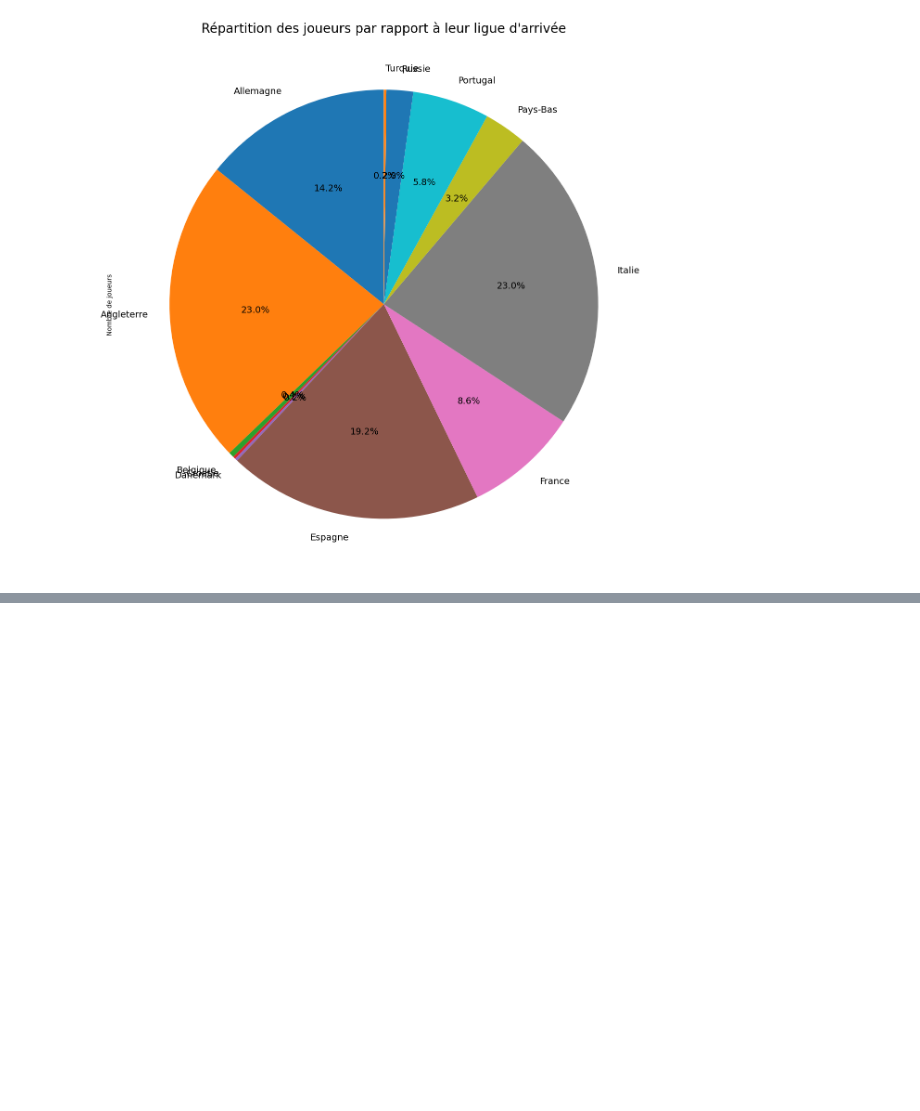
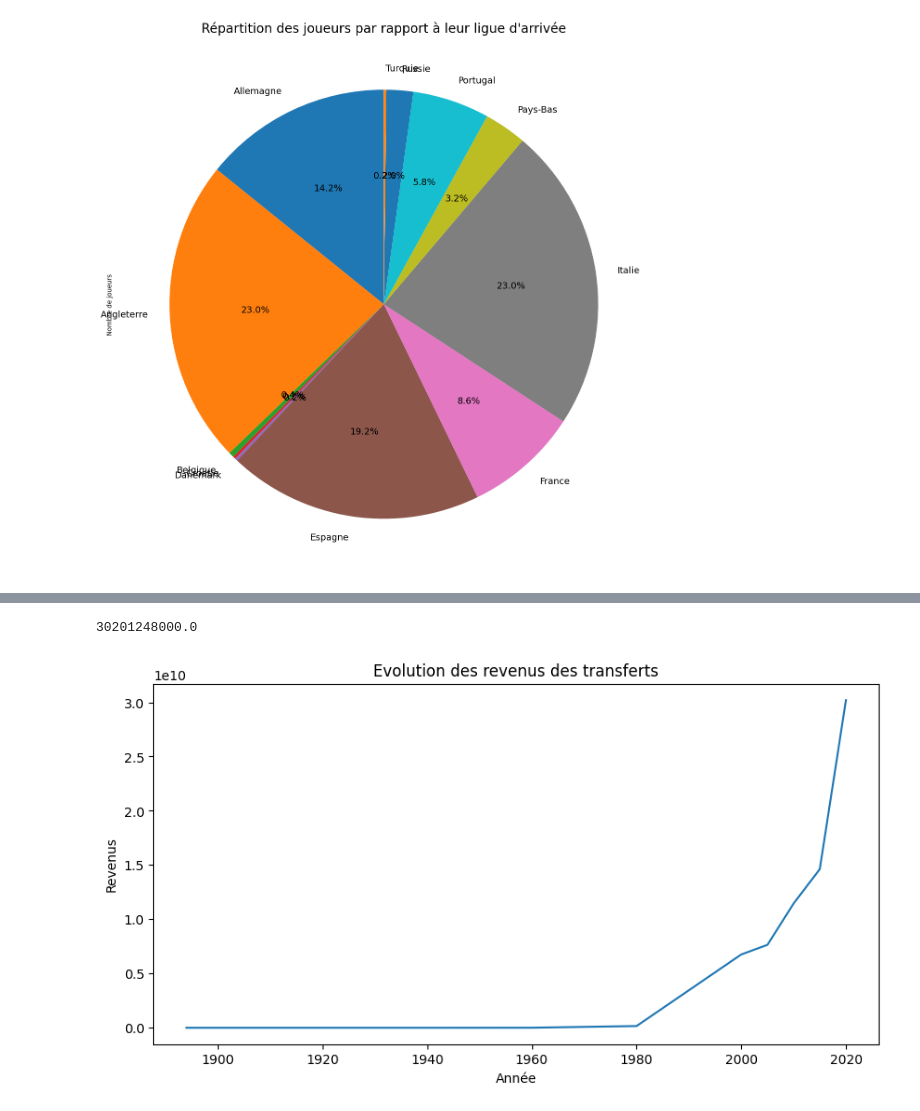
Before and after one commit to guypi001/DE, a Jupyter notebook: prog _test(1).ipynb, the cells around one changed output, grey strips where cells are left out. Cells and saved outputs as stored; diff of their text form; code cells hidden in the pictures; blank space fills up the shorter version.

```diff
--- a/prog _test(1).ipynb
+++ b/prog _test(1).ipynb
@@ -2141,0 +2218,5 @@ transfert2023
+# %%
+# Faire un fonction qui recupere la somme des valeurs dans la colonne Revenus
+def somme_revenus(df):
+    somme = df['Revenus'].sum()
+    return somme
@@ -2141,0 +2228,33 @@ transfert2023
+# %%
+# Appliquer la fonction somme_revenus aux dataframes: transfert94, transfert14, transfert19, transfert38, transfert45, transfert60, transfert80, transfert2000, transfert2005, transfert2010, transfert2015, transfert2020 et représenter sur une courbe
+
+revenus94 = somme_revenus(transfert94)
+revenus14 = somme_revenus(transfert14)
+revenus19 = somme_revenus(transfert19)
+revenus38 = somme_revenus(transfert38)
+revenus45 = somme_revenus(transfert45)
+revenus60 = somme_revenus(transfert60)
+revenus80 = somme_revenus(transfert80)
+revenus2000 = somme_revenus(transfert2000)
+revenus2005 = somme_revenus(transfert2005)
+revenus2010 = somme_revenus(transfert2010)
+revenus2015 = somme_revenus(transfert2015)
+revenus2020 = somme_revenus(transfert2020)
+
+revenus = [revenus94, revenus14, revenus19, revenus38, revenus45, revenus60, revenus80, revenus2000, revenus2005, revenus2010, revenus2015, revenus2020]
+annee = [1894, 1914, 1919, 1938, 1945, 1960, 1980, 2000, 2005, 2010, 2015, 2020]
+
+revenus2020
+# %% [output]
+30201248000.0
+# %%
+
+# faire une courbe des revenues par rapport aux annees
+plt.figure(figsize=(10, 5))
+plt.plot(annee, revenus)
+plt.xlabel('Année')
+plt.ylabel('Revenus')
+plt.title('Evolution des revenus des transferts')
+plt.show()
+# %% [output]
+[figure, added]
```
Also changed, not shown: parts of 29 cells of this notebook, 1 other file.
